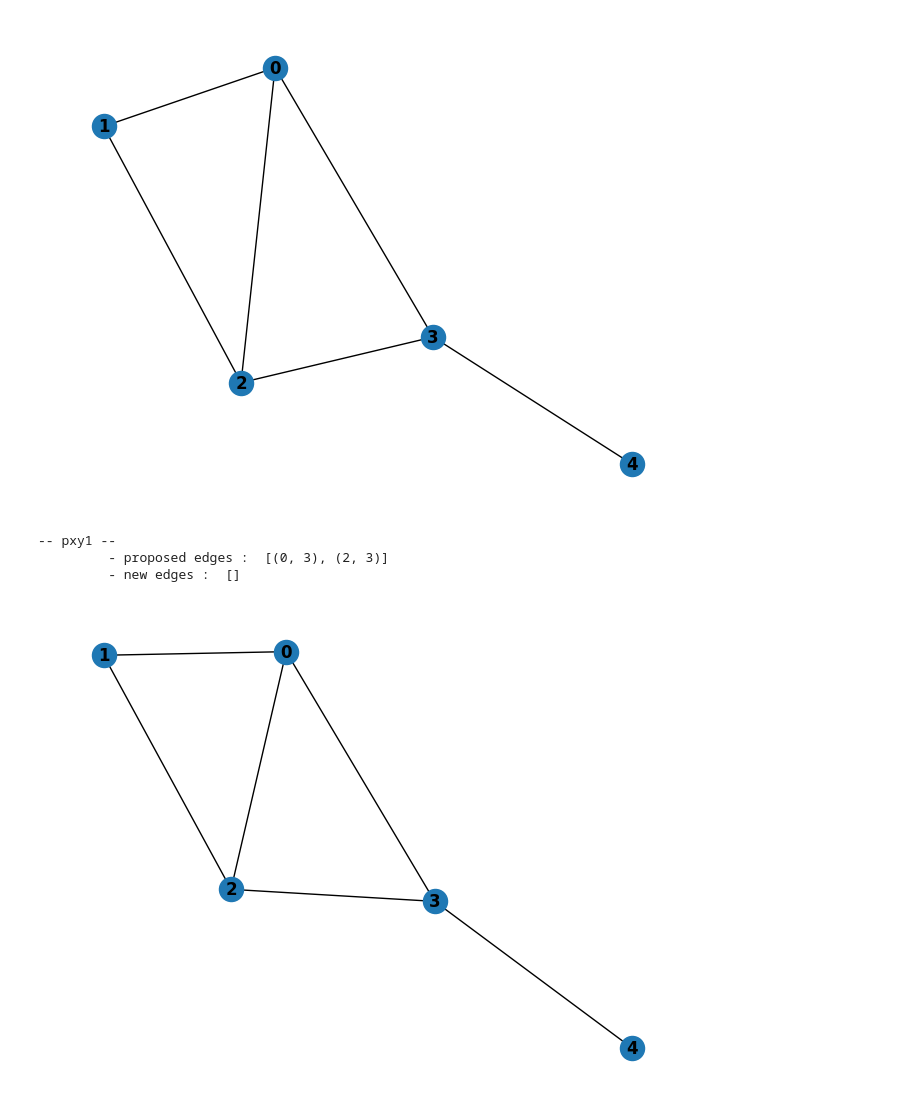
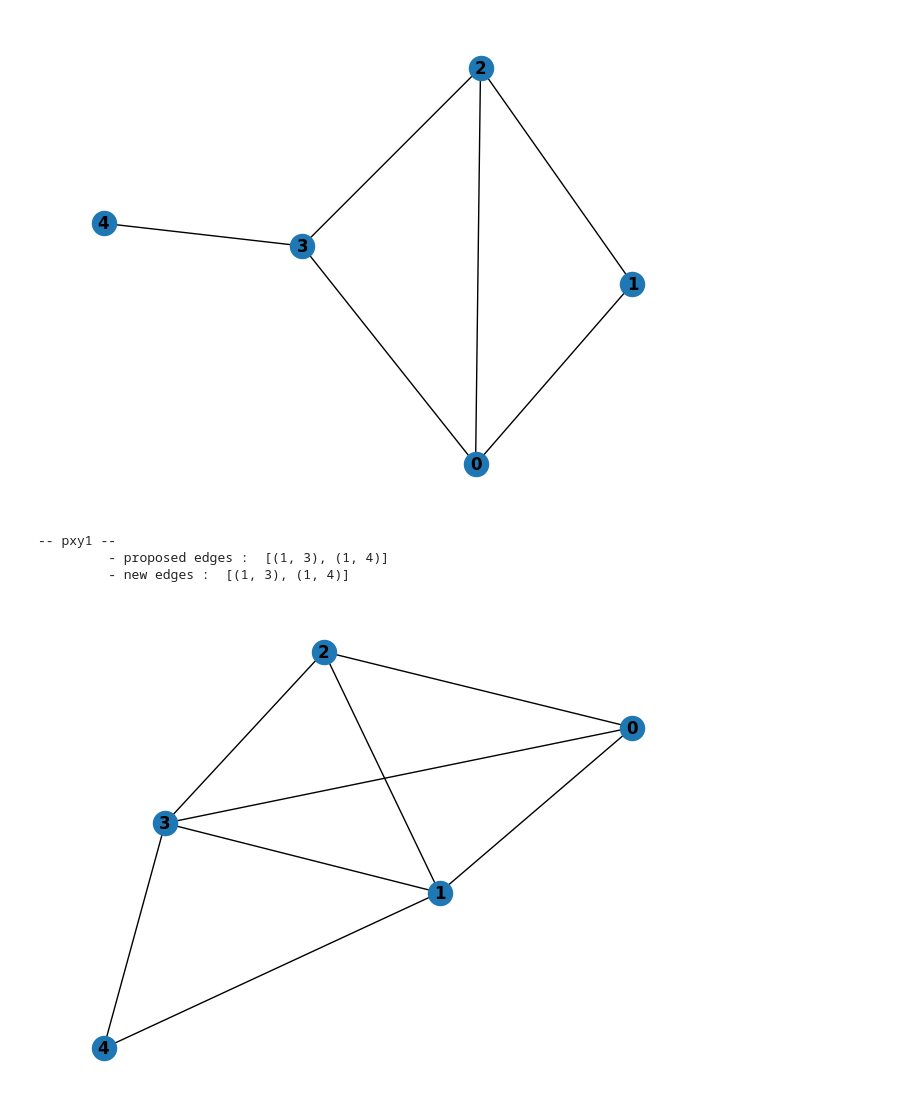
Before and after one commit to Ploenypp/PPI-L3, a Jupyter notebook: pxy.ipynb, the cells around one changed output. Cells and saved outputs as stored; diff of their text form; code cells hidden in the pictures.

```diff
--- a/pxy.ipynb
+++ b/pxy.ipynb
@@ -13,31 +13,31 @@ e3_list = [(0, 2), (1, 4), (2, 4), (3, 2), (4, 3), (5, 3), (6, 3), (7, 0), (7, 1
 # %%
 # GRAPH 1
 cn_ra_aa.print_scores(cn_ra_aa.scores_all(n1_list,e1_list,pxy1.p1))
 print("-- OG --")
 g_func.graph(n1_list,e1_list)
 print("-- pxy1 --")
-g_func.graph(n1_list,cn_ra_aa.apply_method(n1_list,e1_list,pxy1.p1))
+g_func.graph(n1_list,pxy1.apply_method(n1_list,e1_list,pxy1.p1))
 # %% [output]
      0    1    2    3    4
 
     - - - - - - - - - - - - - -
 
 0 | 4.00|5.00|5.00|6.00|1.00|
 
 1 | 5.00|2.00|5.00|2.00|2.00|
 
 2 | 5.00|5.00|4.00|6.00|1.00|
 
 3 | 6.00|2.00|6.00|2.00|3.00|
 
 4 | 1.00|2.00|1.00|3.00|    |
 
 -- OG --
-[figure, old version]
+[figure, new version]
 -- pxy1 --
-         - proposed edges :  [(0, 3), (2, 3)]
-         - new edges :  []
+         - proposed edges :  [(1, 3), (1, 4)]
+         - new edges :  [(1, 3), (1, 4)]
-[figure, old version]
+[figure, new version]
 # %%
 # GRAPH 2
 cn_ra_aa.print_scores(cn_ra_aa.scores_all(n2_list,e2_list,pxy1.p1))
```
Also changed, not shown: parts of 2 cells of this notebook.
